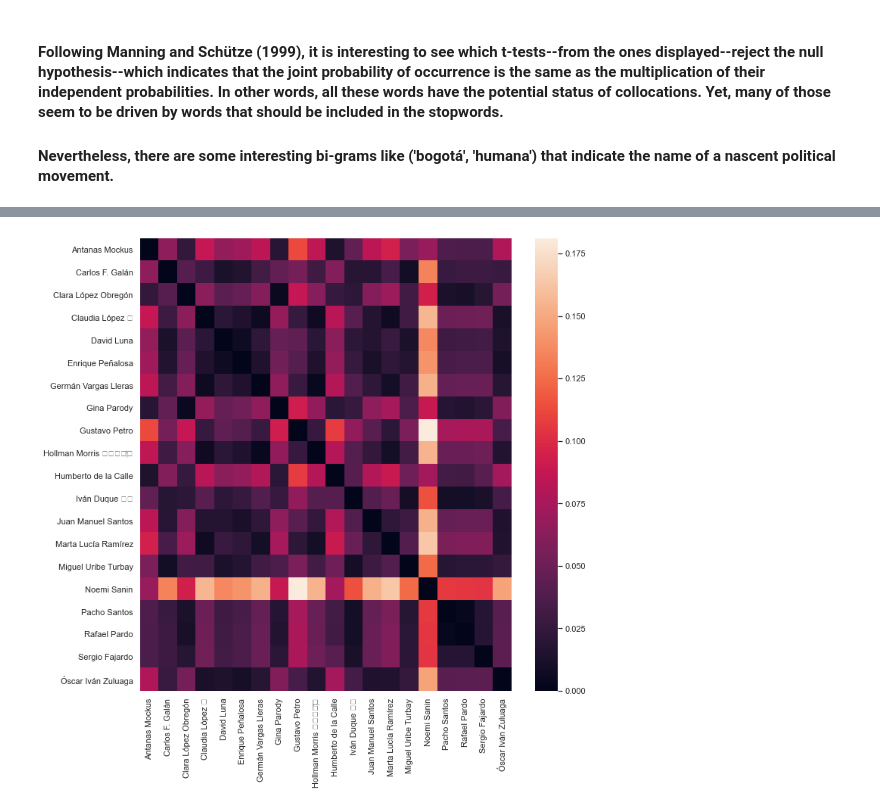
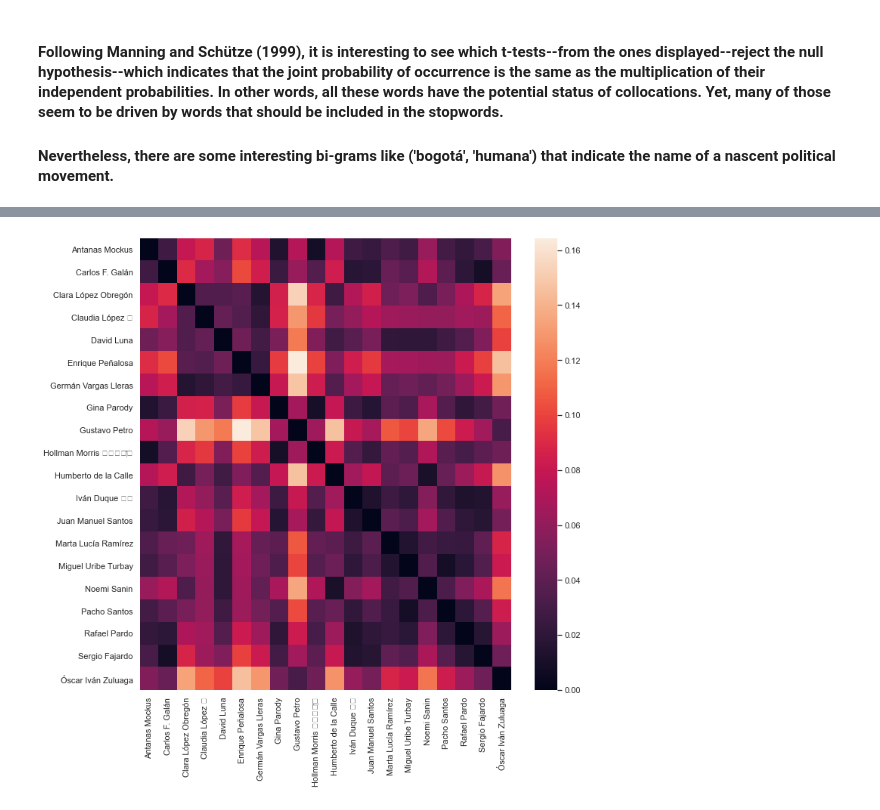
Before and after one commit to toecn/Homework-Notebooks, a Jupyter notebook: week-2/2-nte_toecn_hw2.ipynb, the cells around one changed output, grey strips where cells are left out. Saved outputs shown, nothing was run; the diff lists cells and outputs as text; code cells hidden in the pictures.

```diff
--- a/week-2/2-nte_toecn_hw2.ipynb
+++ b/week-2/2-nte_toecn_hw2.ipynb
@@ -2111,9 +696,0 @@ To reveal more patterns, let's do a multidimensional scaling of the matrix.
-# %%
-mds = sklearn.manifold.MDS()
-pos = mds.fit(M).embedding_
-x = pos[:,0]
-y = pos[:,1]
-fig, ax = plt.subplots(figsize = (6,6))
-plt.plot(x, y, ' ')
-for i, txt in enumerate(fileids):
-    ax.annotate(txt, (x[i],y[i]))
@@ -2188,12 +696,0 @@ And finally for the Wasserstein or "earth mover's" Distance.
-# %%
-L = []
-for p in corpora_nons:
-    l = []
-    for q in corpora_nons:
-        l.append(Divergence(p,q, difference='Wasserstein'))
-    L.append(l)
-M = np.array(L)
-fig = plt.figure()
-div = pandas.DataFrame(M, columns = fileids, index = fileids)
-ax = sns.heatmap(div)
-plt.show()
@@ -2224,16 +696,0 @@ Create the corpus file and generate the heatmap:
-# %%
-measure = 'KS' #"KL", "Chi2", "KS", "Wasserstein"
-num_of_texts = 10 #The bigger this number the slower it will run, you can also try selecting your own plays
-fileids_sp = list(shakespeare_df[:num_of_texts].index)
-corpora_sp = list(shakespeare_df[:num_of_texts]['normalized_tokens'])
-L = []
-for p in corpora_sp:
-    l = []
-    for q in corpora_sp:
-        l.append(Divergence(p,q, difference=measure))
-    L.append(l)
-M = np.array(L)
-fig = plt.figure()
-div = pandas.DataFrame(M, columns = fileids_sp, index = fileids_sp)
-ax = sns.heatmap(div)
-plt.show()
@@ -2262,3 +812,9 @@ grouped_data2['tokenized_text_no_sw'] = grouped_data2['tokenized_text'].apply(la
+# %%
+# Some text cleaning using regular expressions
+grouped_data2['text2'] = grouped_data['text'].apply(lambda x: re.sub('[¡!@#$:).;,¿?&]', '', x.lower()))
+grouped_data2['normalized_text'] = grouped_data2['text2'].apply(lambda x: normalize(x))
+grouped_data2['lemmatized_text'] = grouped_data2['normalized_text'].apply(lambda x: lematize_list(x))
+#THIS IS COMPUTATIONALLY INEFFICIENT, FIND SOLUTION
 # %%
 grouped_data2.set_index('username')
 # %% [output]
@@ -2286,21 +839,21 @@ warnings.filterwarnings('ignore')
 # %%
 measure = 'KS' #"KL", "Chi2", "KS", "Wasserstein"
 num_of_texts = 20 #The bigger this number the slower it will run, you can also try selecting your own plays
 fileids_tw = list(grouped_data2[:num_of_texts].username)
-corpora_tw = list(grouped_data2[:num_of_texts]['tokenized_text_no_sw'])
+corpora_tw = list(grouped_data2[:num_of_texts]['lemmatized_text'])
 L = []
 for p in corpora_tw:
     l = []
     for q in corpora_tw:
         l.append(Divergence(p,q, difference=measure))
     L.append(l)
 M = np.array(L)
 fig = plt.figure()
 div = pandas.DataFrame(M, columns = fileids_tw, index = fileids_tw)
 ax = sns.heatmap(div)
 plt.show()
 # %% [output]
-[figure, old version]
+[figure, new version]
 # %%
 mds = sklearn.manifold.MDS()
 pos = mds.fit(M).embedding_
```
Also changed, not shown: parts of 307 cells of this notebook.
